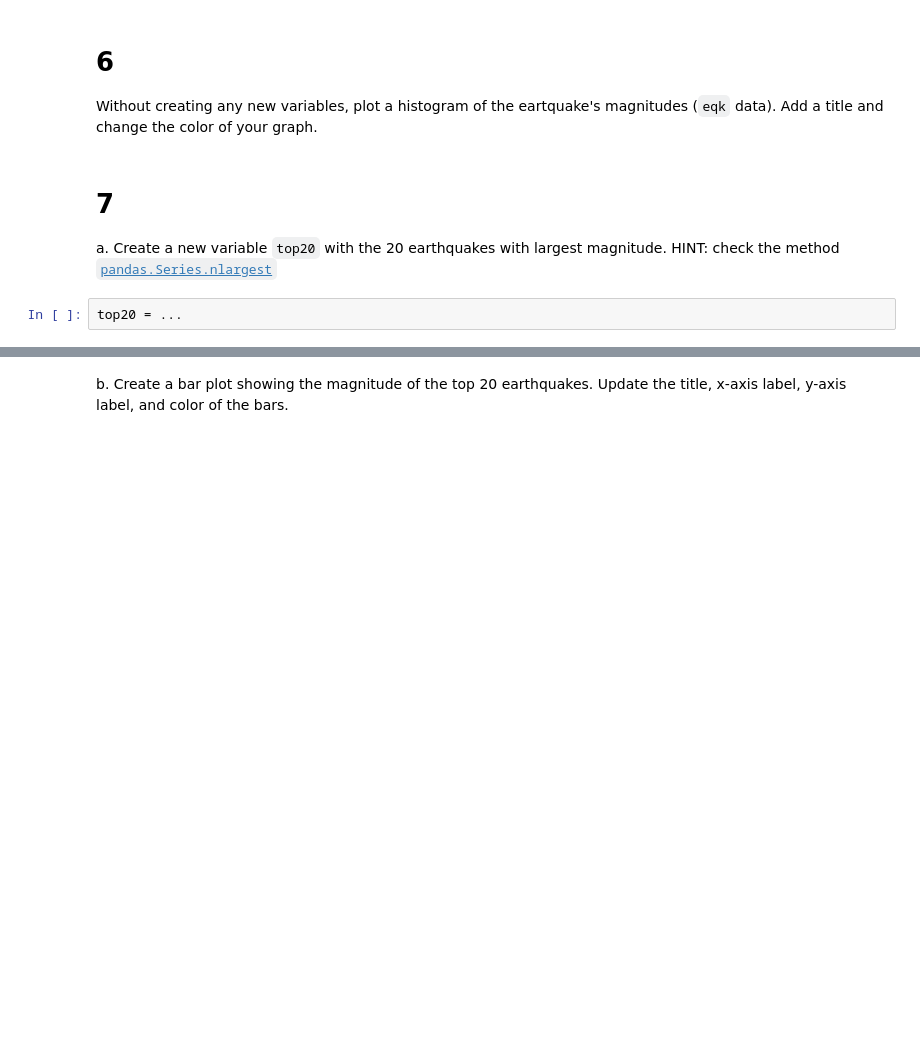
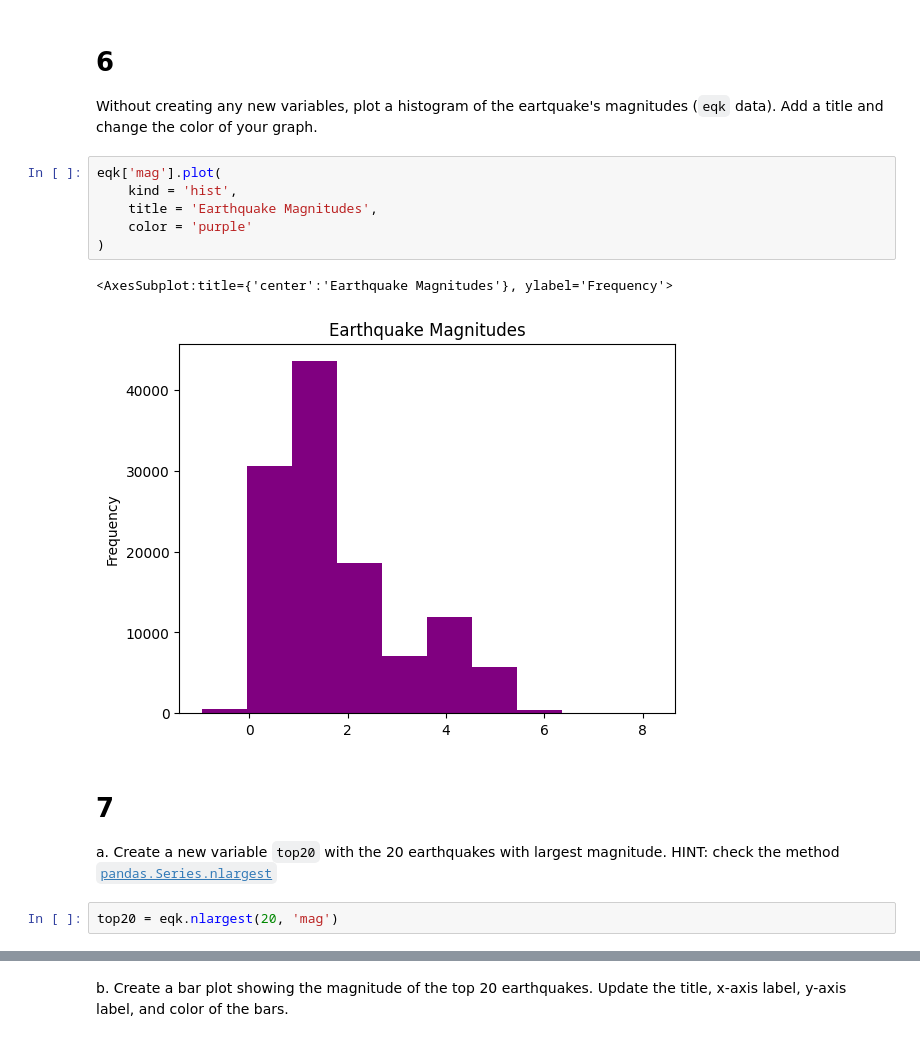
Before and after one commit to leirubinstein/eds220-hwk1, a Jupyter notebook: hwk1-task3-earthquakes.ipynb, the cells around one changed output, grey strips where cells are left out. Saved outputs shown, nothing was run; the diff lists cells and outputs as text; blank space fills up the shorter version.

```diff
--- a/hwk1-task3-earthquakes.ipynb
+++ b/hwk1-task3-earthquakes.ipynb
@@ -142,14 +142,23 @@ omitted_events = raw_eqk.shape[0] - eqk.shape[0]
 
 # 6
 Without creating any new variables, plot a histogram of the eartquake's magnitudes (`eqk` data). Add a title and change the color of your graph.
+# %%
+eqk['mag'].plot(
+    kind = 'hist',
+    title = 'Earthquake Magnitudes',
+    color = 'purple'
+)
+# %% [output]
+<AxesSubplot:title={'center':'Earthquake Magnitudes'}, ylabel='Frequency'>
+[figure, added]
 # %% [markdown]
 <!-- END QUESTION -->
 
 # 7
 
 a. Create a new variable `top20` with the 20 earthquakes with largest magnitude. HINT: check the method [`pandas.Series.nlargest`](https://pandas.pydata.org/docs/reference/api/pandas.Series.nlargest.html)
-# %%
-top20 = ...
+# %%
+top20 = eqk.nlargest(20, 'mag')
 # %%
 # View the dataframe
 top20
```
Also changed, not shown: parts of 8 cells of this notebook.
